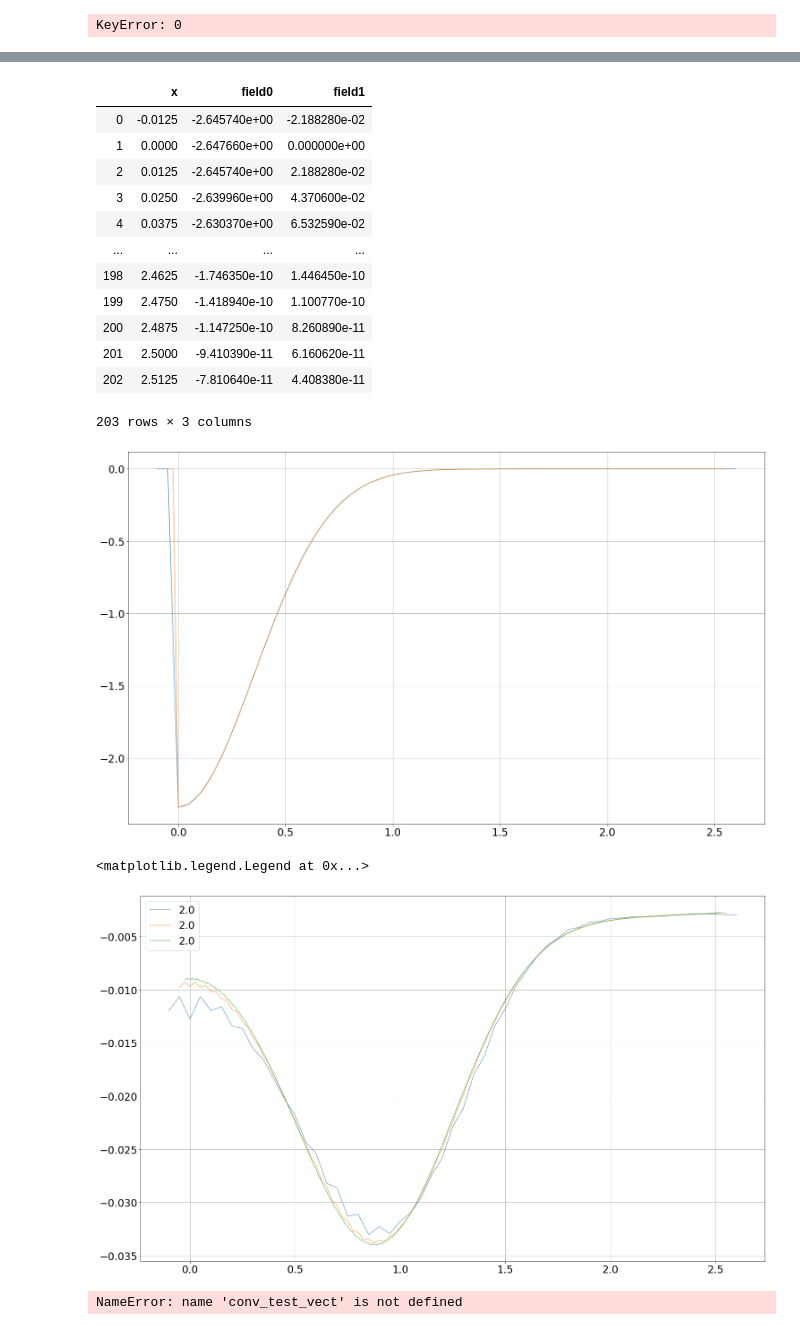
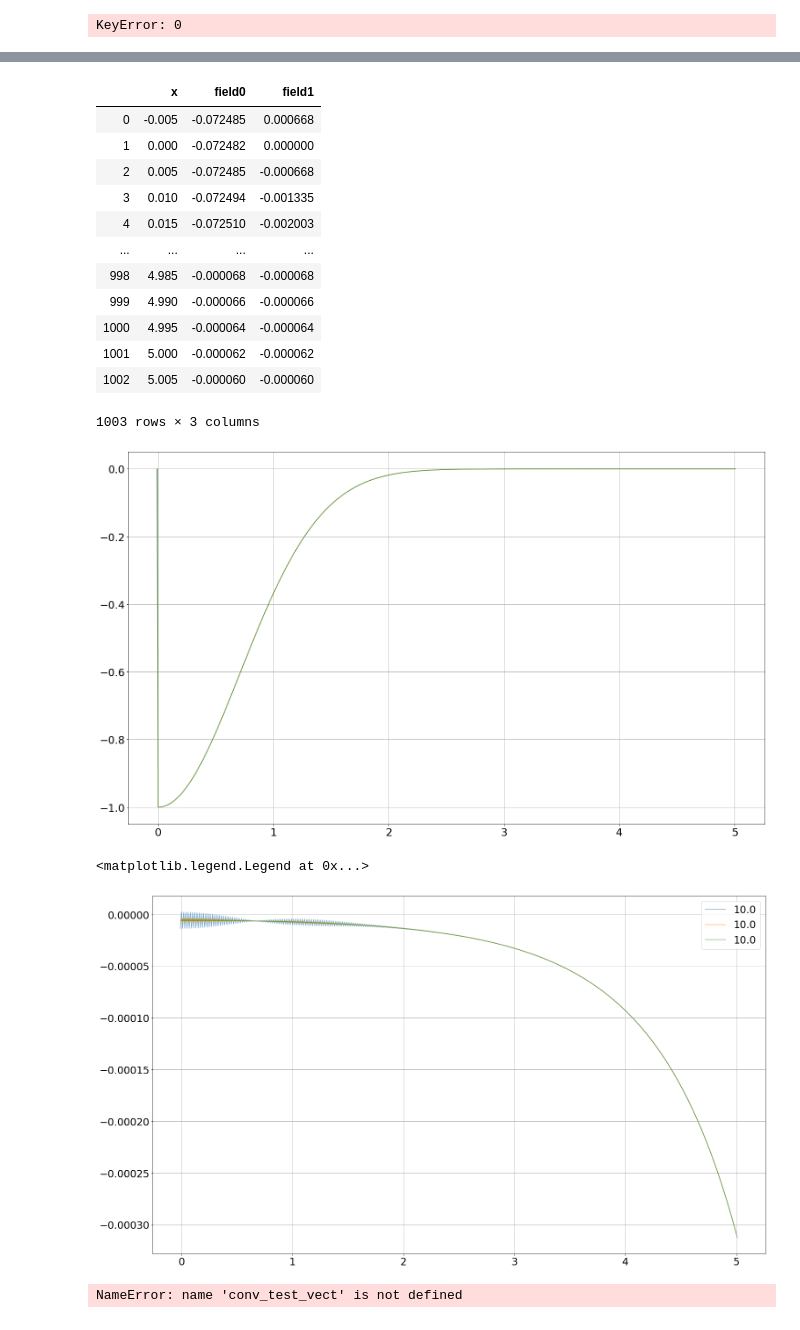
Before and after one commit to giulio-taiocchi/Master_thesis, a Jupyter notebook: Analysis_notebook.ipynb, the cells around one changed output, grey strips where cells are left out. Cells and saved outputs as stored; diff of their text form; code cells hidden in the pictures.

Commit message:
compactification performed for flat space wave equation

```diff
--- a/Analysis_notebook.ipynb
+++ b/Analysis_notebook.ipynb
@@ -14,16 +14,16 @@ plt.rcParams.update({'font.size': 23})
 # MOL for (1+1) dimensional system of equation
 # %%
 names = []
-ns1 = 15
-shift1 = 15
+ns1 = 38
+shift1 = 38
 for i in range(shift1,ns1):
     names = pd.read_csv("./data/wave_equation/data"+str(i)+"/name_of_file")
     #print(names[i].name.size)
 
-ns = 17
-shift = 16
+ns = 41
+shift = 40
 for i in range(shift,ns):
-    names = pd.read_csv("./data/log_comp/data"+str(i)+"/name_of_file")
+    names = pd.read_csv("./data/wave_equation/data"+str(i)+"/name_of_file")
 # wave eq. radiative bound for PI, no bound for PI.
 #  no dissipation
 # step 200
@@ -98,7 +94,7 @@ names.names
 Name: names, dtype: object
 # %%
-range_time = 12
-number_steps = 300
+range_time = 20
+number_steps = 100
 len_step = range_time / number_steps
 times = np.arange(0,range_time+len_step,len_step)
 times
@@ -177,16 +166,16 @@ print(names.names[0])
 # %%
 %%time
-h1 = 0.05
+h1 = 0.01
 h2 = h1/2
 h3 = h2/2
-domain_lenght = 2.5
-gl = 2
-gr = 2
+domain_lenght = 5
+gl = 1
+gr = 1
 N_point1 = int(domain_lenght/h1+1)+gl+gr
 N_point2 = int(domain_lenght/h2+1)+gl+gr
 N_point3 = int(domain_lenght/h3+1)+gl+gr
 big_DF = []
-for n in range (0, 5):
+for n in range (0, 20):
     DF1, DF2, DF3 = [], [], []
     for i in range (0,number_steps):
         DF1.append( pd.read_csv(names.names[n],skiprows = (N_point1+1)*i,nrows =N_point1) )
@@ -209,24 +193,24 @@ print(N_point1,N_point2,N_point3)
 # %%
 # big_Df index:
 # big_DF[run][dx][time]
-big_DF[0][2][1]
+big_DF[0][1][10]
 # %% [output]
 |  | x | field0 | field1 |
-| 0 | -0.0125 | -2.645740e+00 | -2.188280e-02 |
-| 1 | 0.0000 | -2.647660e+00 | 0.000000e+00 |
-| 2 | 0.0125 | -2.645740e+00 | 2.188280e-02 |
-| 3 | 0.0250 | -2.639960e+00 | 4.370600e-02 |
-| 4 | 0.0375 | -2.630370e+00 | 6.532590e-02 |
+| 0 | -0.005 | -0.072485 | 0.000668 |
+| 1 | 0.000 | -0.072482 | 0.000000 |
+| 2 | 0.005 | -0.072485 | -0.000668 |
+| 3 | 0.010 | -0.072494 | -0.001335 |
+| 4 | 0.015 | -0.072510 | -0.002003 |
 | ... | ... | ... | ... |
-| 198 | 2.4625 | -1.746350e-10 | 1.446450e-10 |
-| 199 | 2.4750 | -1.418940e-10 | 1.100770e-10 |
-| 200 | 2.4875 | -1.147250e-10 | 8.260890e-11 |
-| 201 | 2.5000 | -9.410390e-11 | 6.160620e-11 |
-| 202 | 2.5125 | -7.810640e-11 | 4.408380e-11 |
+| 998 | 4.985 | -0.000068 | -0.000068 |
+| 999 | 4.990 | -0.000066 | -0.000066 |
+| 1000 | 4.995 | -0.000064 | -0.000064 |
+| 1001 | 5.000 | -0.000062 | -0.000062 |
+| 1002 | 5.005 | -0.000060 | -0.000060 |
-203 rows × 3 columns
+1003 rows × 3 columns
 # %%
 for n in range(0,1):
-    for i in range(0,2):
+    for i in range(0,3):
         #plt.plot(DF[i][1]['x'],initialize_func_vect(gauss_PI,DF[i][1]['x'],DF[i][1]['x'][1]-DF[i][1]['x'][1],times[1]),'+',alpha=0.7,label="theo",markersize=15)
         plt.plot(big_DF[n][i][0]['x'],big_DF[n][i][0]['field0'],alpha=0.7,markersize=25)
         #plt.plot(DF[i][-1]['x'],DF[i][0]['field1']-initialize_func_vect(gauss_PI,DF[i][10]['x'],DF[i][10]['x'][10]-DF[i][10]['x'][10],times[-1]),alpha=0.7,label=names.name[int(names.name.size/3)*(i+1)-1],markersize=25)
@@ -240,45 +224,45 @@ plt.grid()
 #plt.xlim([0, 4])
 #plt.ylim([-0.00001, 0.00001])
 # %% [output]
-[figure, old version]
+[figure, new version]
 # %%
 """"
 for i in range(0,0):
         for j in range(39,40):
             plt.plot(big_DF[0][i][j]['x'],big_DF[0][i][j]['field0'],alpha=0.6,label=names[n].name[int(names[n].name.size/3)*(i+1)-1],markersize=25)
             #plt.plot(DF[i][j]['x'],DF[i][j]['field1'],alpha=0.7,label=names.name[int(names.name.size/3)*(i+1)-1],markersize=25)
             #plt.plot(DF[i][j]['x'],DF[i][j]['field2'],alpha=0.7,label=names.name[int(names.name.size/3)*(i+1)-1],markersize=25)
             #plt.plot(DF[i][j]['x'],initialize_func_vect(gauss_PI,DF[i][0]['x'],DF[i][0]['x'][0]-DF[i][0]['x'][10],times[j]),'.-',alpha=0.6,label="theo",markersize=5)
 """
 for n in []:
     for i in range(0,3):
-        for j in range(0,1):
+        for j in range(150,175):
             #plt.plot(big_DF[n][i][j]['x'],big_DF[n][i][j]['field2'],alpha=0.6,label=names[n].name[int(names[n].name.size/3)*(i+1)-1],markersize=15)
-            #plt.plot(big_DF[n][i][j]['x'],big_DF[n][i][j]['field0'],alpha=0.6,label=names[n].name[int(names[n].name.size/3)*(i+1)-1],markersize=15)
+            #plt.plot(big_DF[n][i][j]['x'],big_DF[n][i][j]['field0'],alpha=0.6,label=str(times[j]),markersize=15)
             #plt.plot(DF[i][j]['x'],DF[i][j]['field2'],alpha=0.7,label=names.name[int(names.name.size/3)*(i+1)-1],markersize=25)
             #plt.plot(DF[i][j]['x'],initialize_func_vect(gauss_PI,DF[i][0]['x'],DF[i][0]['x'][0]-DF[i][0]['x'][10],times[j]),'.-',alpha=0.6,label="theo",markersize=5)
-            #plt.plot(big_DF[n][i][j]['x'],+big_DF[n][i][j]['field0']/(1-big_DF[n][i][j]['field2']),'+-',alpha=0.3,label=names[n].name[int(names[n].name.size/3)*(i+1)-1],markersize=15)
-            plt.plot(big_DF[n][i][j]['x'],np.log(1+big_DF[n][i][j]['field2']),alpha=0.5,markersize=10)
+            plt.plot(big_DF[n][i][j]['x'],big_DF[n][i][j]['field0']/(1+big_DF[n][i][j]['field2']),alpha=0.3,label=str(times[j]),markersize=15)
+            #plt.plot(big_DF[n][i][j]['x'],np.log(1+big_DF[n][i][j]['field2']),alpha=0.5,markersize=10)
             #plt.plot(big_DF[n][i][j]['x'],np.sin(np.log(1+big_DF[n][i][j]['field2'])),'.-',alpha=0.5,label=names[n].name[int(names[n].name.size/3)*(i+1)-1],markersize=10)
 
 
 
 for n in [0]:
     for i in range(0,3):
         for j in range(50,51):
             plt.plot(big_DF[n][i][j]['x'],big_DF[n][i][j]['field0'],alpha=0.6,markersize=15,label=str(times[j]))
             #plt.plot(big_DF[n][i][j]['x'],big_DF[n][i][j]['field1'],'+-',alpha=0.4,markersize=8)
             #plt.plot(big_DF[n][i][j]['x'],big_DF[n][i][j]['field2'],'+-',alpha=0.4,markersize=8)
 
 
 plt.grid()
 #plt.xlim([0.,2.7])
 #plt.ylim([ -0.011,0.01] )
 plt.legend()
 #times[163]
 # %% [output]
 <matplotlib.legend.Legend at 0x...>
-[figure, old version]
+[figure, new version]
 # %%
 # conv_test_vect = []
 for i,t in enumerate(times):
```
Also changed, not shown: parts of 12 cells of this notebook, 3 other files.
